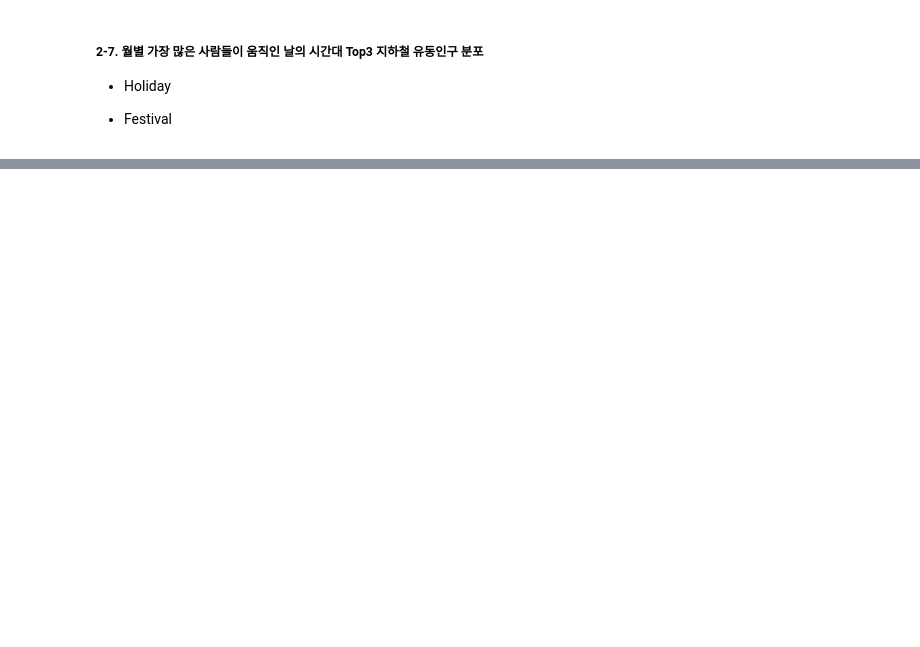
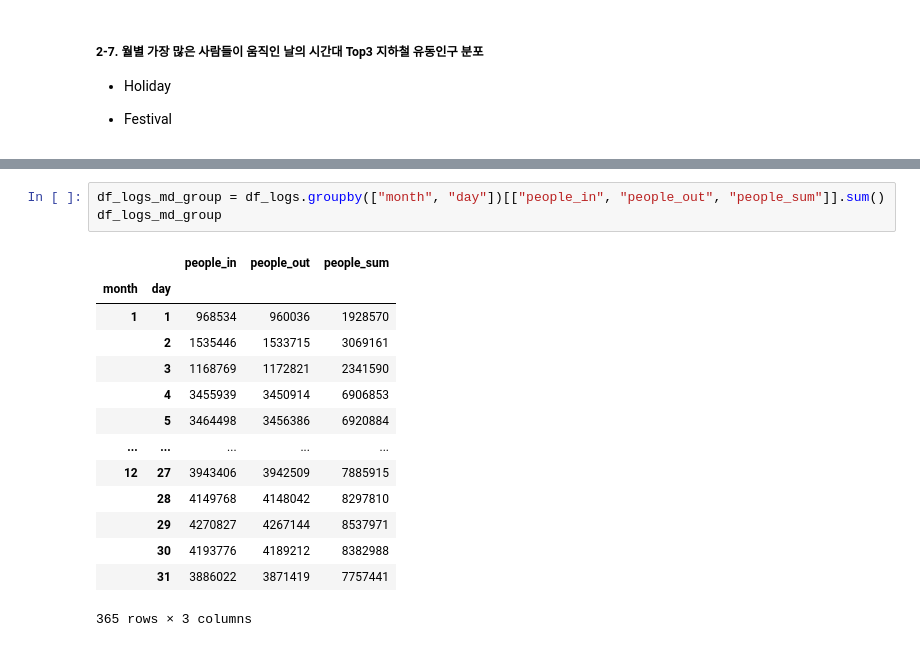
Before and after one commit to KimHyoJun99/LIKELION_AI, a Jupyter notebook: Data_TIL/Practice/metro.ipynb, the cells around one changed output, grey strips where cells are left out. Saved outputs shown, nothing was run; the diff lists cells and outputs as text; blank space fills up the shorter version.

```diff
--- a/Data_TIL/Practice/metro.ipynb
+++ b/Data_TIL/Practice/metro.ipynb
@@ -737,0 +788,18 @@ df_info_geo_add
+# %%
+df_logs_md_group = df_logs.groupby(["month", "day"])[["people_in", "people_out", "people_sum"]].sum()
+df_logs_md_group
+# %% [output]
+|  |  | people_in | people_out | people_sum |
+| month | day |  |  |  |
+| 1 | 1 | 968534 | 960036 | 1928570 |
+|  | 2 | 1535446 | 1533715 | 3069161 |
+|  | 3 | 1168769 | 1172821 | 2341590 |
+|  | 4 | 3455939 | 3450914 | 6906853 |
+|  | 5 | 3464498 | 3456386 | 6920884 |
+| ... | ... | ... | ... | ... |
+| 12 | 27 | 3943406 | 3942509 | 7885915 |
+|  | 28 | 4149768 | 4148042 | 8297810 |
+|  | 29 | 4270827 | 4267144 | 8537971 |
+|  | 30 | 4193776 | 4189212 | 8382988 |
+|  | 31 | 3886022 | 3871419 | 7757441 |
+365 rows × 3 columns
```
Also changed, not shown: parts of 23 cells of this notebook.
